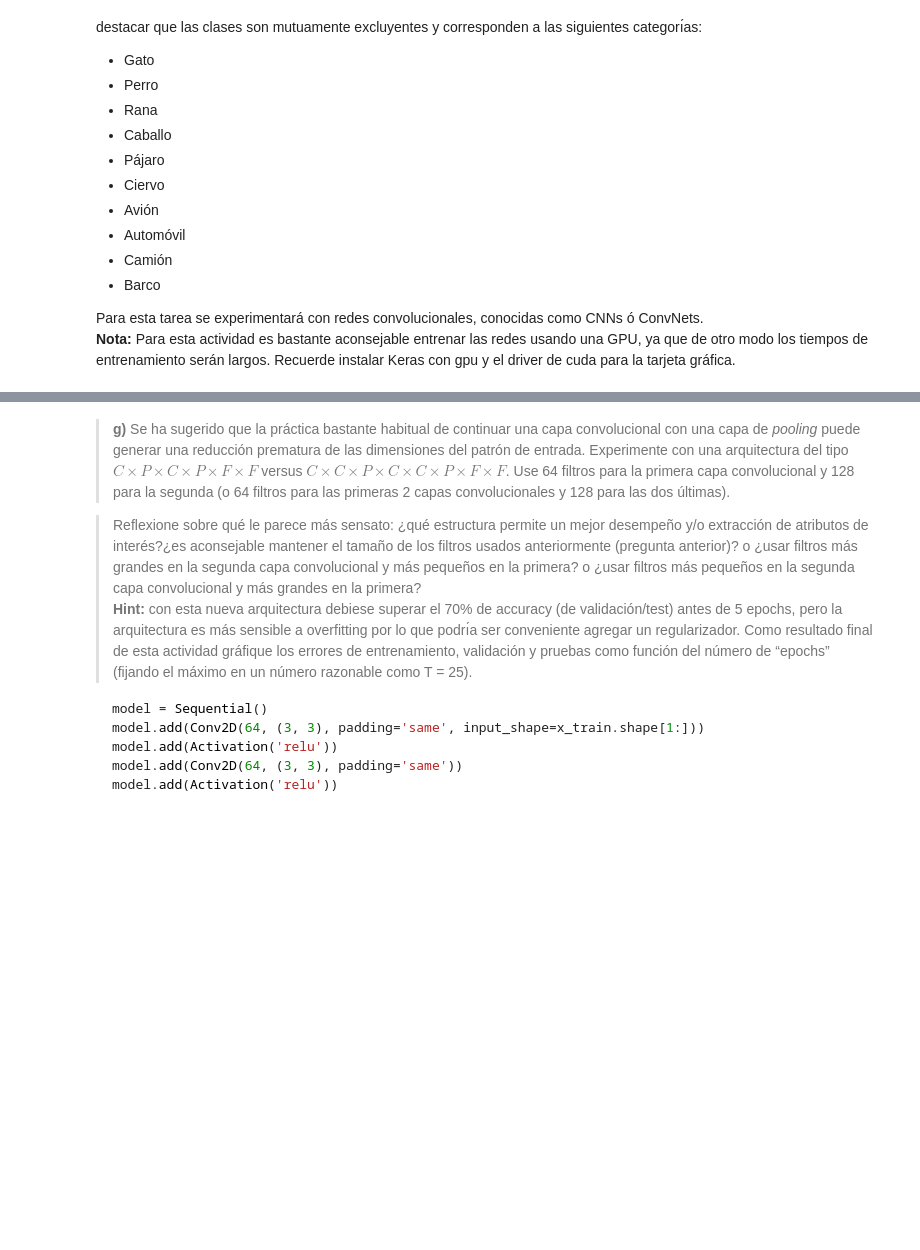
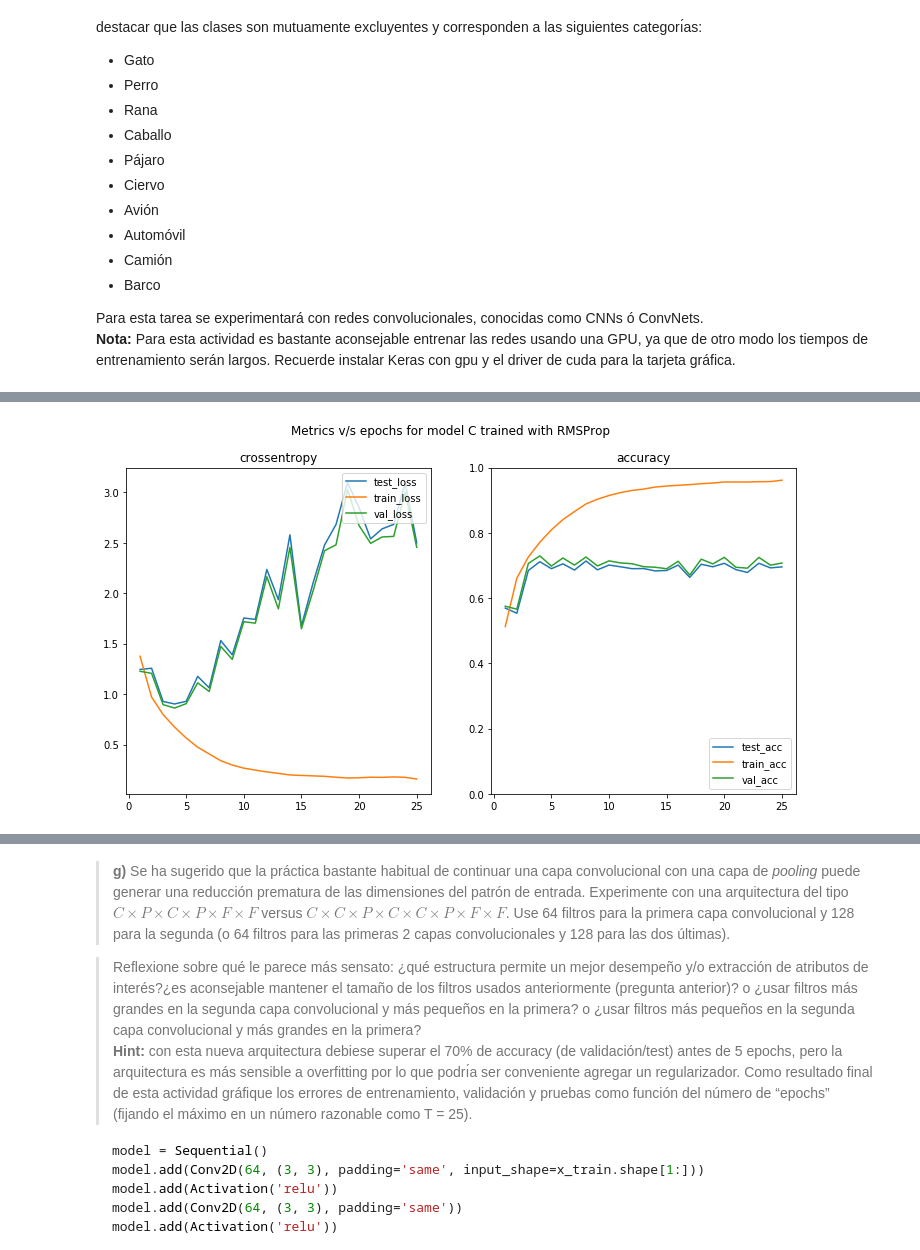
Before and after one commit to Autopawn/ann-tarea2, a Jupyter notebook: tarea2_parte1.ipynb, the cells around one changed output, grey strips where cells are left out. Saved outputs shown, nothing was run; the diff lists cells and outputs as text; code cells hidden in the pictures; blank space fills up the shorter version.

```diff
--- a/tarea2_parte1.ipynb
+++ b/tarea2_parte1.ipynb
@@ -94,0 +224,9 @@ model.fit(x_train, y_train,batch_size=batch_size,epochs=epochs, validation_data=
+# %%
+rms_opt = keras.optimizers.rmsprop(lr=0.001, decay=1e-6)
+# %%
+model = model_c()
+model.compile(optimizer=rms_opt,loss='categorical_crossentropy',
+    metrics=['categorical_accuracy'])
+
+train_history_e = model.fit(x_tr,y_tr,batch_size=BATCH_SIZE,epochs=EPOCHS,
+    callbacks=[vloss_cb,tloss_cb])
@@ -94,0 +251,5 @@ model.fit(x_train, y_train,batch_size=batch_size,epochs=epochs, validation_data=
+# %%
+plot_errors(separate_metrics(train_history_e.history),
+           name="model C trained with RMSProp")
+# %% [output]
+[figure, added]
```
Also changed, not shown: parts of 28 cells of this notebook, 1 other file.
